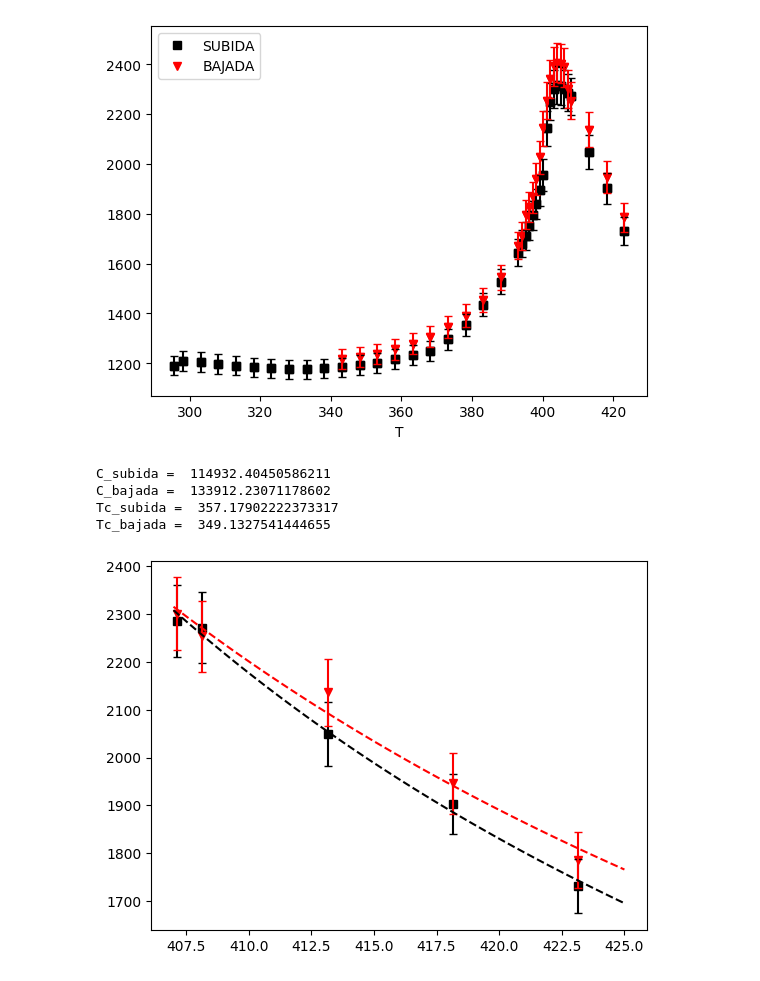
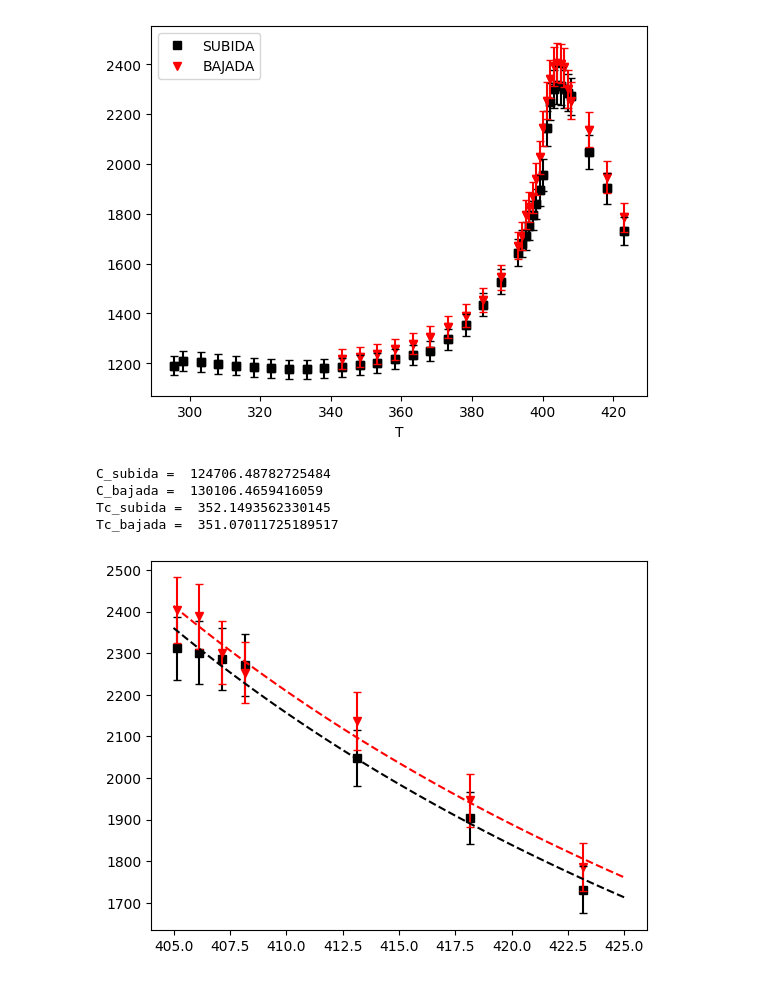
Before and after one commit to albertopeinador/FES_Curie, a Jupyter notebook: Curie.ipynb, the cells around one changed output. Saved outputs shown, nothing was run; the diff lists cells and outputs as text; code cells hidden in the pictures.

```diff
--- a/Curie.ipynb
+++ b/Curie.ipynb
@@ -98,35 +98,35 @@ print (data['T'].loc[max_index_S])
 # %%
 #   Curie-Weiss fit for T>Tc
 
-Tc = 407
+Tc = 405
 index = data.index[data['T'] > Tc][0]
 neg_index = - len(data['T']) + index
 fit_S, cov_S = curve_fit (cw, data['T'].loc[data.index[data['T'] > Tc][0]:], data['SUBIDA'].loc[data.index[data['T'] > Tc][0]:])
 fit_B, cov_B = curve_fit (cw, data['T'].loc[data.index[data['T'] > Tc][0]:], data['BAJADA'].loc[data.index[data['T'] > Tc][0]:])
 
 
 
 ax.plot(data['T'].loc[index:], data['SUBIDA'].loc[index:])
 ax.plot(data['T'].loc[index:], data['BAJADA'].loc[index:])
 plt.errorbar(x = data['T'].loc[index:], y = data['SUBIDA'].loc[index:], yerr = sE_S[index:], barsabove=True, capsize = 3, fmt = 'ks')
-plt.errorbar(x = data['T'].loc[index:], y = data['BAJADA'].loc[data.index[data['T'] > Tc][0]:], yerr = sE_B[neg_index:], barsabove=True, capsize = 3, fmt = 'rv')
+plt.errorbar(x = data['T'].loc[index:], y = data['BAJADA'].loc[index:], yerr = sE_B[neg_index:], barsabove=True, capsize = 3, fmt = 'rv')
 
 x_fit = np.linspace (Tc, 425, 100)
 
 y_fit_S = cw (x_fit, fit_S[0], fit_S[1])
 y_fit_B = cw (x_fit, fit_B[0], fit_B[1])
 
 
 plt.plot(x_fit, y_fit_S, 'k--')
 plt.plot(x_fit, y_fit_B, 'r--')
 
 print('C_subida = ', fit_S[0])
 print('C_bajada = ', fit_B[0])
 print('Tc_subida = ', fit_S[1])
 print('Tc_bajada = ', fit_B[1])
 # %% [output]
-C_subida =  114932.40450586211
-C_bajada =  133912.23071178602
-Tc_subida =  357.17902222373317
-Tc_bajada =  349.1327541444655
+C_subida =  124706.48782725484
+C_bajada =  130106.4659416059
+Tc_subida =  352.1493562330145
+Tc_bajada =  351.07011725189517
-[figure, old version]
+[figure, new version]
```
